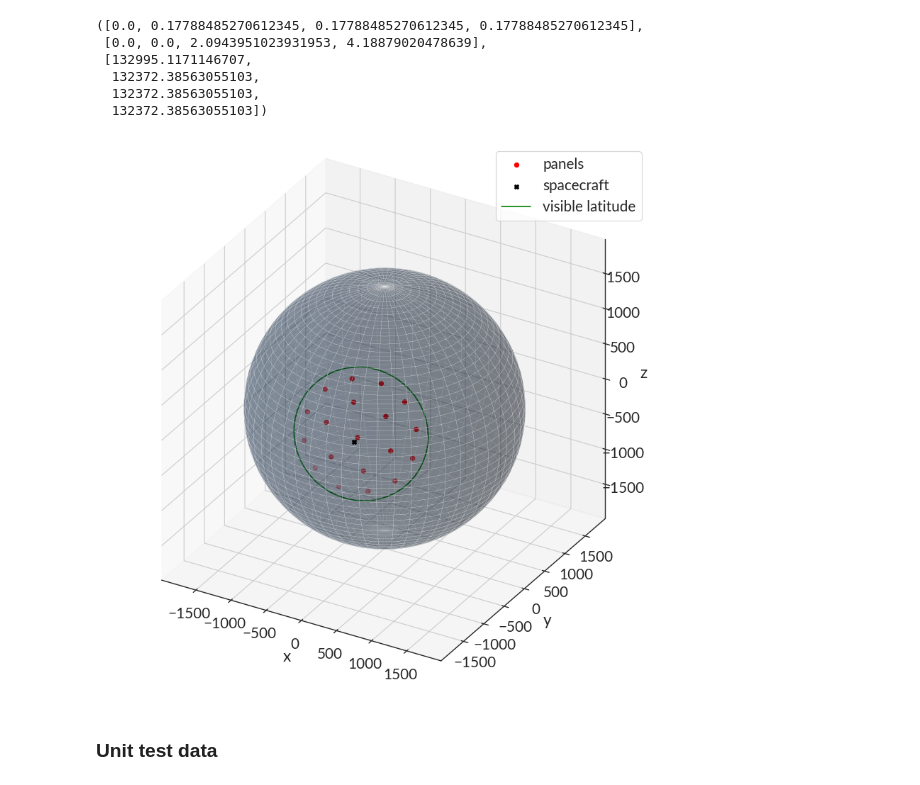
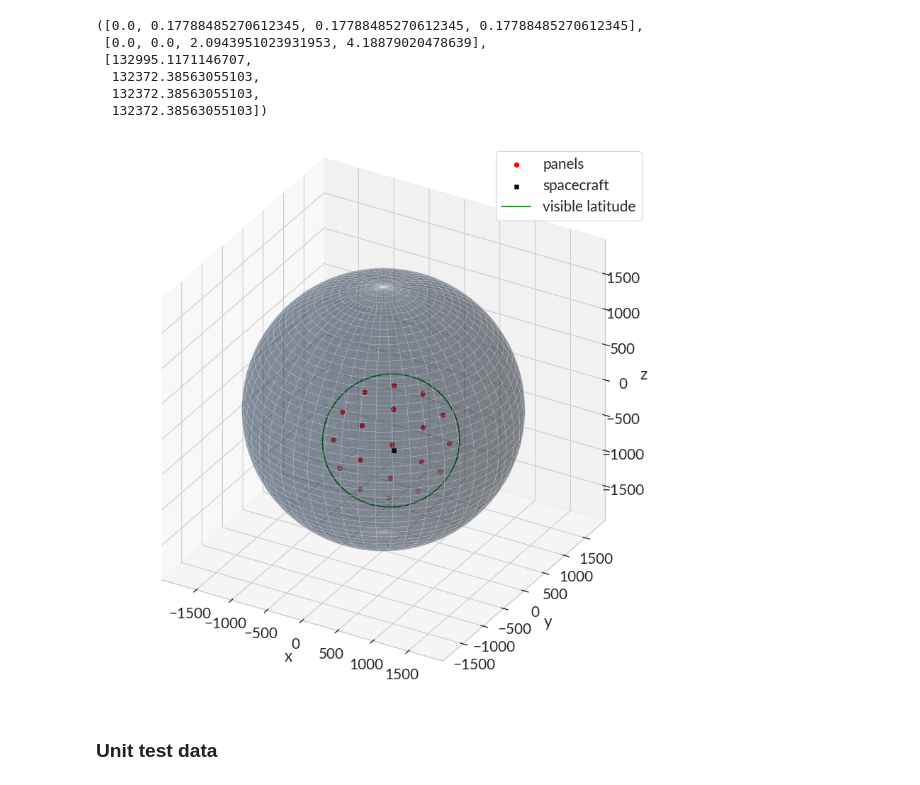
Before and after one commit to DominikStiller/tudelft-hpb-project, a Jupyter notebook: analysis/paneling.ipynb, the cells around one changed output. Cells and saved outputs as stored; diff of their text form; code cells hidden in the pictures.

```diff
--- a/analysis/paneling.ipynb
+++ b/analysis/paneling.ipynb
@@ -204,7 +202,7 @@ Easiest way to generate Knocke's panels is to pretend target is above North Pole
 # %% [markdown]
 Naive version that converts to Cartesian, rotates to target position, then converts back to spherical. Is there any way to do this in spherical coordinates?
 # %%
-def generate_panels_knocke(pos, n_panels_per_ring: list[int], r=moon_polar_radius):
+def generate_panels_knocke_equalangres(pos, n_panels_per_ring: list[int], r=moon_polar_radius):
     # Initialize with central cap
     polars = [0]
     azimuths = [0]
@@ -243,7 +241,7 @@ def generate_panels_knocke(pos, n_panels_per_ring: list[int], r=moon_polar_radiu
 
     return polars_rotated, azimuths_rotated, areas
 
-generate_panels_knocke(np.array([0, 0, moon_polar_radius + 50]), [3])
+generate_panels_knocke_equalangres(np.array([0, 0, moon_polar_radius + 50]), [3])
 # %% [output]
 ([0.0, 0.17788485270612345, 0.17788485270612345, 0.17788485270612345],
  [0.0, 0.0, 2.0943951023931953, 4.18879020478639],
@@ -252,10 +250,8 @@ generate_panels_knocke(np.array([0, 0, moon_polar_radius + 50]), [3])
   132372.38563055103,
   132372.38563055103])
 # %%
-def plot_dynamically_paneled_sphere():
-    radius = moon_polar_radius
-    h = 250
-    pos = np.array([1, -3, 1])
+def plot_dynamically_paneled_sphere(generator, n_panels_per_ring: list[int], radius = moon_polar_radius, h=250):
+    pos = np.array([2, -3, 1])
     # radius = 6378
     # h = 900
     # pos = np.array([1, 4, -2])
@@ -265,36 +261,36 @@ def plot_dynamically_paneled_sphere():
 
     fig, ax = plt.subplots(1, 1, figsize=[20, 10],
                                     subplot_kw={"projection": "3d", "proj_type": "ortho"})
 
     azimuths, polars = np.mgrid[0:2*np.pi:200j, 0:np.pi:100j]
 
     ax.plot_surface(*spher2cart(radius, polars, azimuths), alpha=0.3, linewidth=0.1)
 
-    panels = generate_panels_knocke(pos, [6, 12], r=radius)
+    panels = generator(pos, n_panels_per_ring, radius)[:3]
     ax.scatter(*spher2cart(radius, *panels[:-1]), c="red", label="panels")
 
     cap_polar = calculate_cap_polar_angle(h, radius)
     ax.scatter(*pos, marker="X", c="black", label="spacecraft")
 
     # Draw circle of visible region
     rotation = align_vectors(np.array([0, 0, 1]), pos)
     visible_region = np.zeros((50, 3))
 
     for i, azimuth in enumerate(np.linspace(0, 2*np.pi, 50)):
         visible_region[i, :] = rotation @ np.array(spher2cart(radius, cap_polar, azimuth))
     ax.plot(*visible_region.T, c="green", label="visible latitude")
 
     ax.set_aspect("equal")
 
     ax.set_xlabel("x")
     ax.set_ylabel("y")
     ax.set_zlabel("z")
 
     plt.legend()
 
-plot_dynamically_paneled_sphere()
+plot_dynamically_paneled_sphere(generate_panels_knocke_equalangres, [6, 12])
 # %% [output]
-[figure, old version]
+[figure, new version]
 # %% [markdown]
 ### Unit test data
 # %%
```
Also changed, not shown: parts of 15 cells of this notebook, 37 other files.
